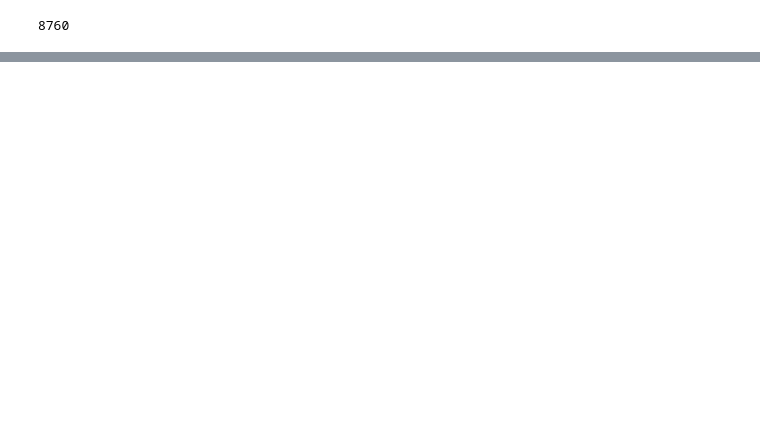
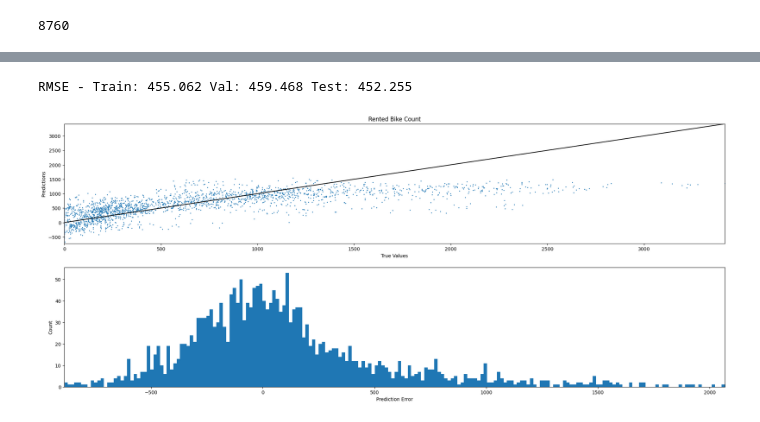
Before and after one commit to muni106/fun_with_deeplearning, a Jupyter notebook: DL_01_ex2.ipynb, the cells around one changed output, grey strips where cells are left out. Saved outputs shown, nothing was run; the diff lists cells and outputs as text; code cells hidden in the pictures; blank space fills up the shorter version.

```diff
--- a/DL_01_ex2.ipynb
+++ b/DL_01_ex2.ipynb
@@ -232,0 +428,15 @@ label_enc_dataframe['']
+# %%
+# good practice to do data normalization
+scaler = StandardScaler().fit(train_x)
+train_x = scaler.transform(train_x)
+val_x=scaler.transform(val_x)
+test_x = scaler.transform(test_x)
+# %%
+epoch_count = 10
+batch_size = 512
+
+linear_nn=build_linear_nn(train_x.shape[1],train_y.shape[1])
+
+linear_nn.compile(loss='mse', optimizer='SGD',metrics=[keras.metrics.RootMeanSquaredError(name='rmse')])
+
+history = linear_nn.fit(train_x, train_y,validation_data=(val_x,val_y), epochs=epoch_count, batch_size=batch_size,shuffle = True)
@@ -232,0 +470,8 @@ label_enc_dataframe['']
+# %%
+train_y_pred = linear_nn.predict(train_x)
+val_y_pred = linear_nn.predict(val_x)
+test_y_pred = linear_nn.predict(test_x)
+
+print('Train predictions shape: ', train_y_pred.shape)
+print('Validation predictions shape: ', val_y_pred.shape)
+print('Test predictions shape: ', test_y_pred.shape)
@@ -232,0 +485,12 @@ label_enc_dataframe['']
+# %%
+rmse_train = root_mean_squared_error(train_y,train_y_pred)
+rmse_val = root_mean_squared_error(val_y,val_y_pred)
+rmse_test = root_mean_squared_error(test_y,test_y_pred)
+
+print('RMSE - Train: {:.3f} Val: {:.3f} Test: {:.3f}'.format(rmse_train,rmse_val,rmse_test))
+# %% [output]
+RMSE - Train: 455.062 Val: 459.468 Test: 452.255
+# %%
+plot_prediction_results(test_y,test_y_pred,target_data,200)
+# %% [output]
+[figure, added]
```
Also changed, not shown: parts of 42 cells of this notebook, 3 other files.
